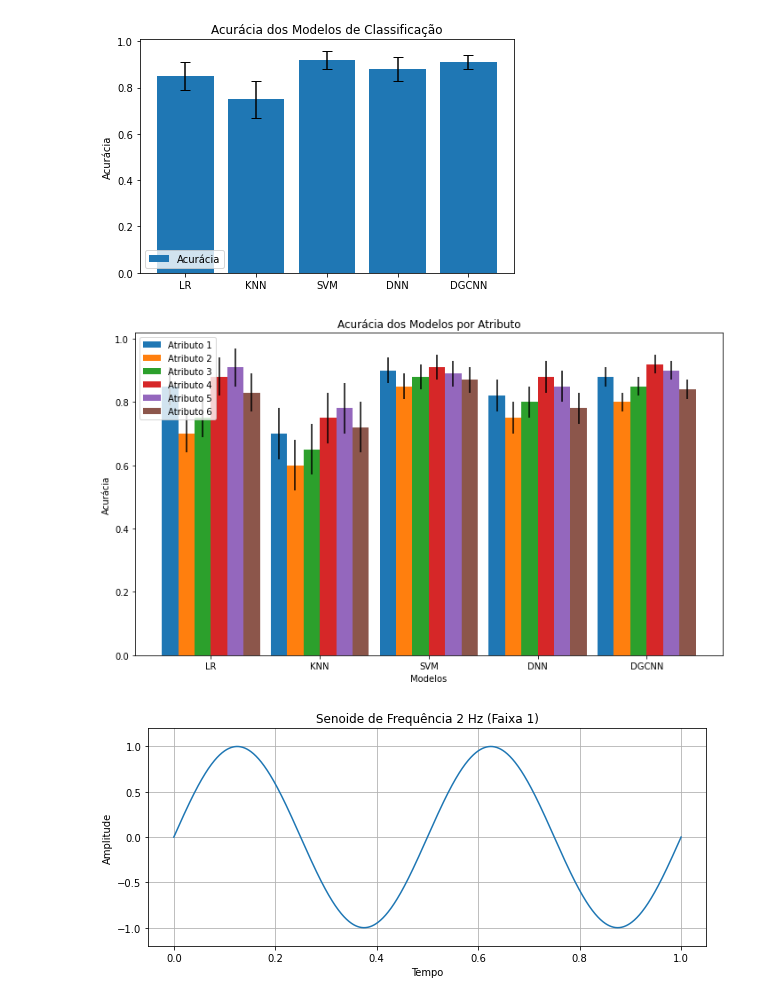
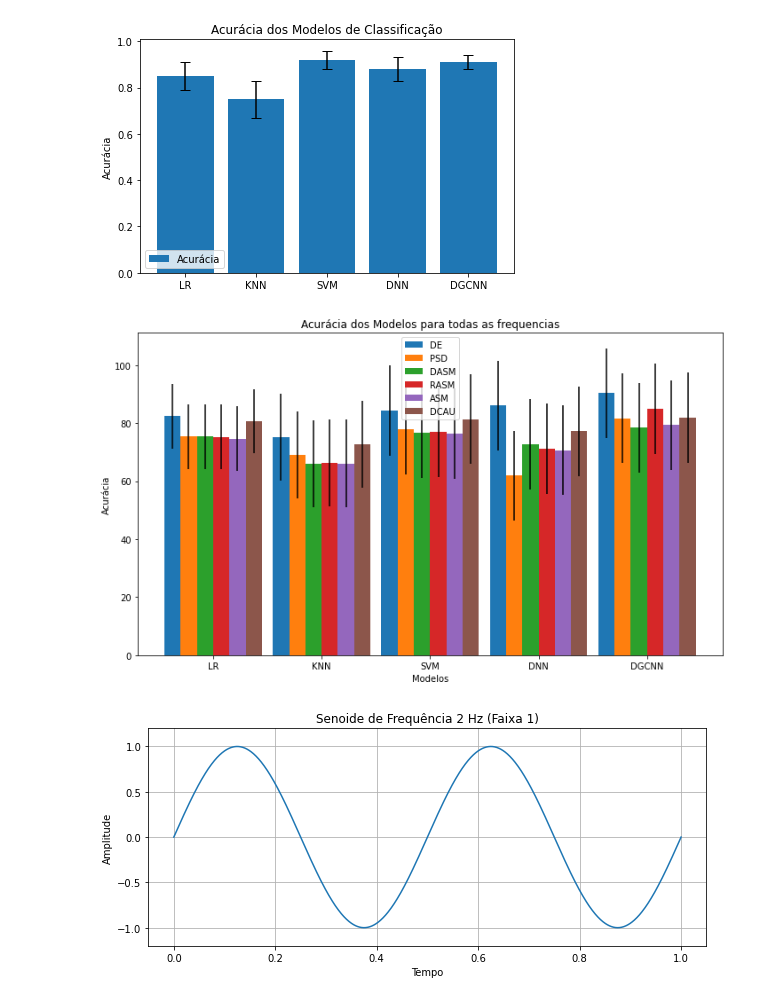
Before and after one commit to jvmr22/MSc-dissertation-EEG-Analysis, a Jupyter notebook: EDA_seed.ipynb, the cells around one changed output. Drawn from its saved outputs; the diff is of its cells as text; code cells hidden in the pictures.

```diff
--- a/EDA_seed.ipynb
+++ b/EDA_seed.ipynb
@@ -817,42 +817,53 @@ plt.show()
 import numpy as np
 import matplotlib.pyplot as plt
 
 # Dados de atributos para cada modelo
 model_names = ['LR', 'KNN', 'SVM', 'DNN', 'DGCNN']
-attributes = ['Atributo 1', 'Atributo 2', 'Atributo 3', 'Atributo 4', 'Atributo 5', 'Atributo 6']
+attributes = ['DE', 'PSD', 'DASM', 'RASM', 'ASM', 'DCAU']
 data = np.array([
-    [0.85, 0.70, 0.75, 0.88, 0.91, 0.83],
-    [0.70, 0.60, 0.65, 0.75, 0.78, 0.72],
-    [0.90, 0.85, 0.88, 0.91, 0.89, 0.87],
-    [0.82, 0.75, 0.80, 0.88, 0.85, 0.78],
-    [0.88, 0.80, 0.85, 0.92, 0.90, 0.84]
+    # [0.85, 0.70, 0.75, 0.88, 0.91, 0.83], #LR
+    # [0.70, 0.60, 0.65, 0.75, 0.78, 0.72], #KNN
+    # [0.90, 0.85, 0.88, 0.91, 0.89, 0.87],
+    # [0.82, 0.75, 0.80, 0.88, 0.85, 0.78],
+    # [0.88, 0.80, 0.85, 0.92, 0.90, 0.84]
+    [82.46,	75.44,	75.41,	75.34,	74.73,	80.69],
+    [75.23,	69.14,	65.94,	66.24,	66.16,	72.84],
+    [84.44,	77.99,	76.8,	76.88,	76.45,	81.43],
+    [86.08,	61.90,	72.73,	71.30,	70.76,	77.20],
+    [90.40,	81.73,	78.45,	85.00,	79.41,	81.91]
 ])
 
-std_dev = [0.06, 0.08, 0.04, 0.05, 0.03]
+# std_dev = [0.5, 0.08, 0.04, 0.05, 0.03]
+std_dev = [11.11,	15.02,	15.53,	15.56,	15.48]
+    # [.1337,	.1686,	.1735,	.1753,	.1709,	.1275],
+    # [.1158,	.1391,	.1444,	.1446,	.1437,	.1162],
+    # [.834,	.1665,	.1593,	.1616,	.1527,	.1424],
+    # [.849,	.994,	.1184,	.1247,	.1157,	.1006],
+
 
 
 # Configurações do gráfico
 fig, ax = plt.subplots(figsize=(10, 6))
 bar_width = 0.15
 x = np.arange(len(model_names))
 
 # Plotar as barras para cada atributo
 for i, attr in enumerate(attributes):
     ax.bar(x + i * bar_width, data[:, i], bar_width, yerr=std_dev, label=attr)
 
 # Configurações dos eixos e legenda
 ax.set_xlabel('Modelos')
 ax.set_ylabel('Acurácia')
-ax.set_title('Acurácia dos Modelos por Atributo')
+ax.set_title('Acurácia dos Modelos para todas as frequencias')
 ax.set_xticks(x + (len(attributes) - 1) * bar_width / 2)
 ax.set_xticklabels(model_names)
 ax.legend()
 
 # Mostrar o gráfico
 plt.tight_layout()
 plt.show()
 # %% [output]
-[figure, old version]
+[figure, new version]
 # %%
 import numpy as np
 import matplotlib.pyplot as plt
```
